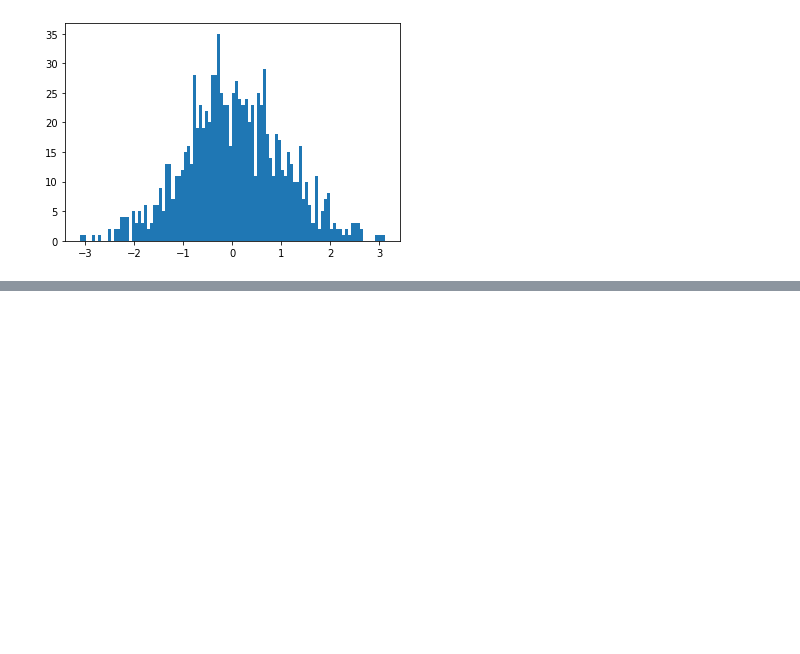
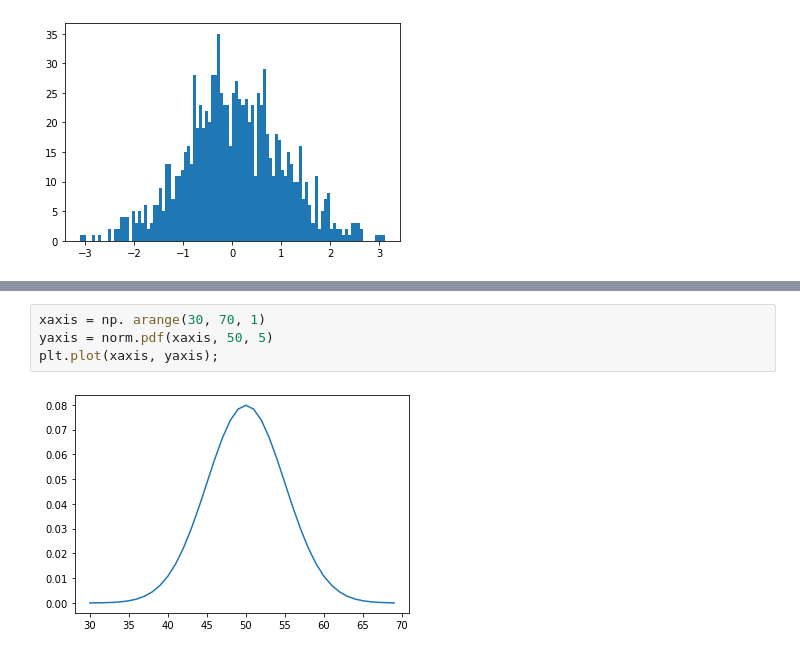
Before and after one commit to BR0B0T/Something, a Jupyter notebook: Stats_MLM.ipynb, the cells around one changed output, grey strips where cells are left out. Saved outputs shown, nothing was run; the diff lists cells and outputs as text; blank space fills up the shorter version.

```diff
--- a/Stats_MLM.ipynb
+++ b/Stats_MLM.ipynb
@@ -164,0 +222,6 @@ plt.hist(x, bins=100);
+# %%
+xaxis = np. arange(30, 70, 1)
+yaxis = norm.pdf(xaxis, 50, 5)
+plt.plot(xaxis, yaxis);
+# %% [output]
+[figure, added]
```
Also changed, not shown: parts of 12 cells of this notebook.
